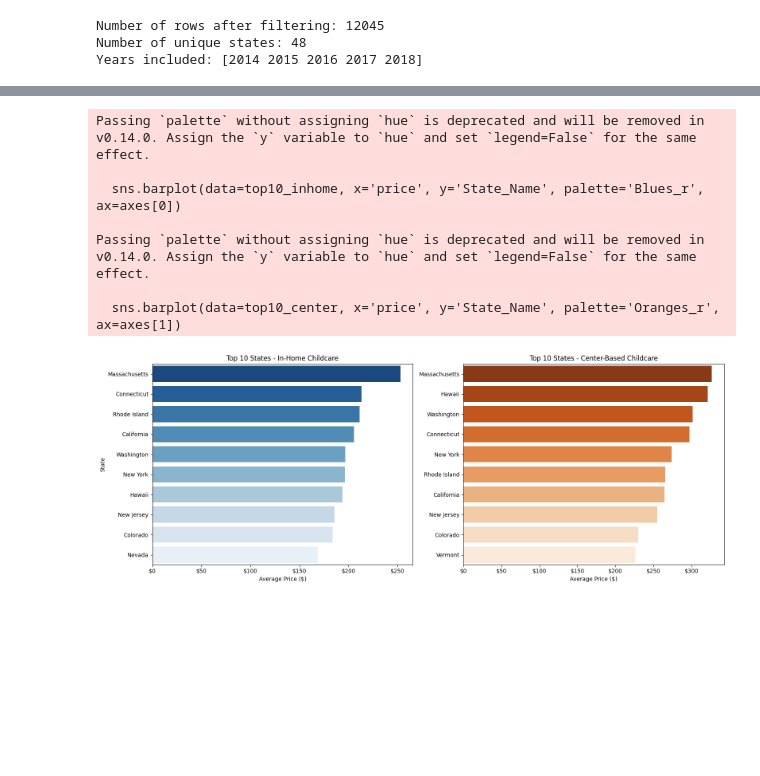
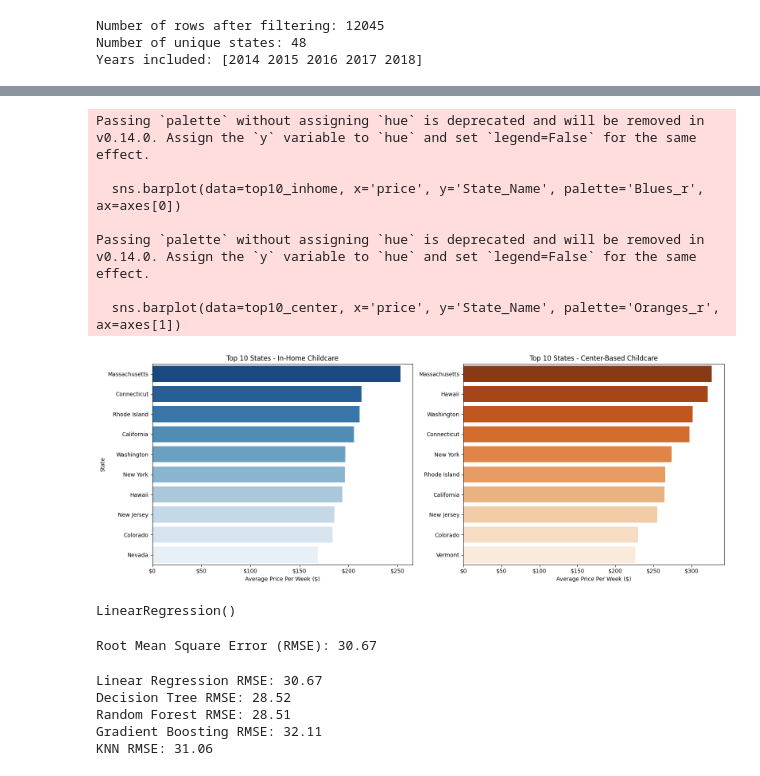
Before and after one commit to ceradrake/Capstone-Project, a Jupyter notebook: capstone.ipynb, the cells around one changed output, grey strips where cells are left out. Drawn from its saved outputs; the diff is of its cells as text; code cells hidden in the pictures; blank space fills up the shorter version.

```diff
--- a/capstone.ipynb
+++ b/capstone.ipynb
@@ -269,33 +269,33 @@ top10_inhome = avg_price_by_state_type[avg_price_by_state_type['care_type'] == '
     .sort_values(by='price', ascending=False).head(10)
 
 top10_center = avg_price_by_state_type[avg_price_by_state_type['care_type'] == 'center'] \
     .sort_values(by='price', ascending=False).head(10)
 
 # 6. Plot
 fig, axes = plt.subplots(1, 2, figsize=(16, 6), sharex=False)
 
 # In-home
 sns.barplot(data=top10_inhome, x='price', y='State_Name', palette='Blues_r', ax=axes[0])
 axes[0].set_title('Top 10 States - In-Home Childcare')
-axes[0].set_xlabel('Average Price ($)')
+axes[0].set_xlabel('Average Price Per Week ($)')
 axes[0].set_ylabel('State')
 axes[0].xaxis.set_major_formatter(mtick.StrMethodFormatter('${x:,.0f}'))
 
 # Center-based
 sns.barplot(data=top10_center, x='price', y='State_Name', palette='Oranges_r', ax=axes[1])
 axes[1].set_title('Top 10 States - Center-Based Childcare')
-axes[1].set_xlabel('Average Price ($)')
+axes[1].set_xlabel('Average Price Per Week ($)')
 axes[1].set_ylabel('')  # Don't repeat label
 axes[1].xaxis.set_major_formatter(mtick.StrMethodFormatter('${x:,.0f}'))
 
 plt.tight_layout()
 plt.show()
 # %% [output]
 Passing `palette` without assigning `hue` is deprecated and will be removed in v0.14.0. Assign the `y` variable to `hue` and set `legend=False` for the same effect.
 
   sns.barplot(data=top10_inhome, x='price', y='State_Name', palette='Blues_r', ax=axes[0])
 
 Passing `palette` without assigning `hue` is deprecated and will be removed in v0.14.0. Assign the `y` variable to `hue` and set `legend=False` for the same effect.
 
   sns.barplot(data=top10_center, x='price', y='State_Name', palette='Oranges_r', ax=axes[1])
-[figure, old version]
+[figure, new version]
@@ -301,0 +321,46 @@ Passing `palette` without assigning `hue` is deprecated and will be removed in v
+# %%
+#Train the linear regression model
+model = LinearRegression()
+model.fit(X_train, y_train)
+# %% [output]
+LinearRegression()
+# %%
+#Evaluate performance
+y_pred = model.predict(X_test)
+rmse = np.sqrt(mean_squared_error(y_test, y_pred))
+
+print(f"Root Mean Square Error (RMSE): {rmse:.2f}")
+# %% [output]
+Root Mean Square Error (RMSE): 30.67
+# %%
+#COmpare to other models
+from sklearn.tree import DecisionTreeRegressor
+from sklearn.ensemble import RandomForestRegressor, GradientBoostingRegressor
+from sklearn.neighbors import KNeighborsRegressor
+from sklearn.metrics import mean_squared_error
+import numpy as np
+
+# Dictionary to store models and their RMSEs
+models = {
+    'Linear Regression': LinearRegression(),
+    'Decision Tree': DecisionTreeRegressor(random_state=42),
+    'Random Forest': RandomForestRegressor(random_state=42),
+    'Gradient Boosting': GradientBoostingRegressor(random_state=42),
+    'KNN': KNeighborsRegressor()
+}
+
+results = {}
+
+# Train and evaluate each model
+for name, model in models.items():
+    model.fit(X_train, y_train)
+    y_pred = model.predict(X_test)
+    rmse = np.sqrt(mean_squared_error(y_test, y_pred))
+    results[name] = rmse
+    print(f'{name} RMSE: {rmse:.2f}')
+# %% [output]
+Linear Regression RMSE: 30.67
+Decision Tree RMSE: 28.52
+Random Forest RMSE: 28.51
+Gradient Boosting RMSE: 32.11
+KNN RMSE: 31.06
```
Also changed, not shown: parts of 5 cells of this notebook.
